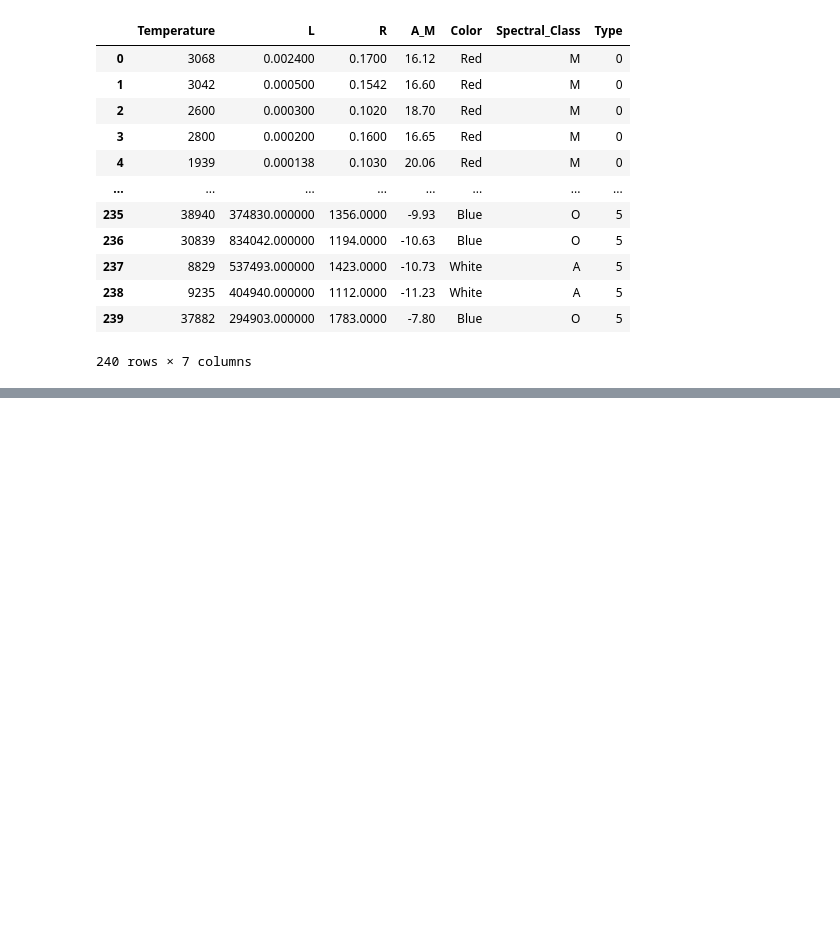
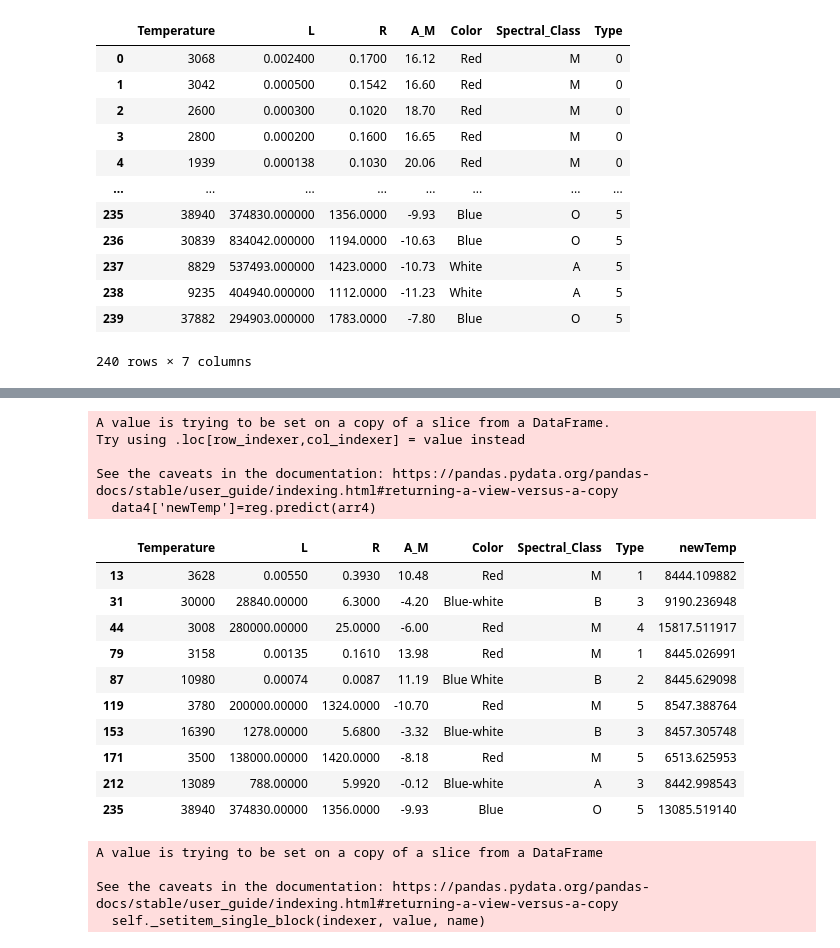
Before and after one commit to spaxima1/DataMinig, a Jupyter notebook: p4/p4.ipynb, the cells around one changed output, grey strips where cells are left out. Saved outputs shown, nothing was run; the diff lists cells and outputs as text; code cells hidden in the pictures; blank space fills up the shorter version.

```diff
--- a/p4/p4.ipynb
+++ b/p4/p4.ipynb
@@ -107,0 +109,31 @@ array([8153.00180515])
+# %%
+data4LR=data4[['L','R']]
+arr4=np.array([[x,y]for x,y in zip(np.array(data4LR['L']),np.array(data4LR['R']))])
+data4['newTemp']=reg.predict(arr4)
+# %% [output]
+A value is trying to be set on a copy of a slice from a DataFrame.
+Try using .loc[row_indexer,col_indexer] = value instead
+
+See the caveats in the documentation: https://pandas.pydata.org/pandas-docs/stable/user_guide/indexing.html#returning-a-view-versus-a-copy
+  data4['newTemp']=reg.predict(arr4)
+# %%
+data4
+# %% [output]
+|  | Temperature | L | R | A_M | Color | Spectral_Class | Type | newTemp |
+| 13 | 3628 | 0.00550 | 0.3930 | 10.48 | Red | M | 1 | 8444.109882 |
+| 31 | 30000 | 28840.00000 | 6.3000 | -4.20 | Blue-white | B | 3 | 9190.236948 |
+| 44 | 3008 | 280000.00000 | 25.0000 | -6.00 | Red | M | 4 | 15817.511917 |
+| 79 | 3158 | 0.00135 | 0.1610 | 13.98 | Red | M | 1 | 8445.026991 |
+| 87 | 10980 | 0.00074 | 0.0087 | 11.19 | Blue White | B | 2 | 8445.629098 |
+| 119 | 3780 | 200000.00000 | 1324.0000 | -10.70 | Red | M | 5 | 8547.388764 |
+| 153 | 16390 | 1278.00000 | 5.6800 | -3.32 | Blue-white | B | 3 | 8457.305748 |
+| 171 | 3500 | 138000.00000 | 1420.0000 | -8.18 | Red | M | 5 | 6513.625953 |
+| 212 | 13089 | 788.00000 | 5.9920 | -0.12 | Blue-white | A | 3 | 8442.998543 |
+| 235 | 38940 | 374830.00000 | 1356.0000 | -9.93 | Blue | O | 5 | 13085.519140 |
+# %%
+data['newTemp'].loc[data['Temperature']!=data['newTemp']]=data4['newTemp']
+# %% [output]
+A value is trying to be set on a copy of a slice from a DataFrame
+
+See the caveats in the documentation: https://pandas.pydata.org/pandas-docs/stable/user_guide/indexing.html#returning-a-view-versus-a-copy
+  self._setitem_single_block(indexer, value, name)
```
Also changed, not shown: parts of 12 cells of this notebook.
